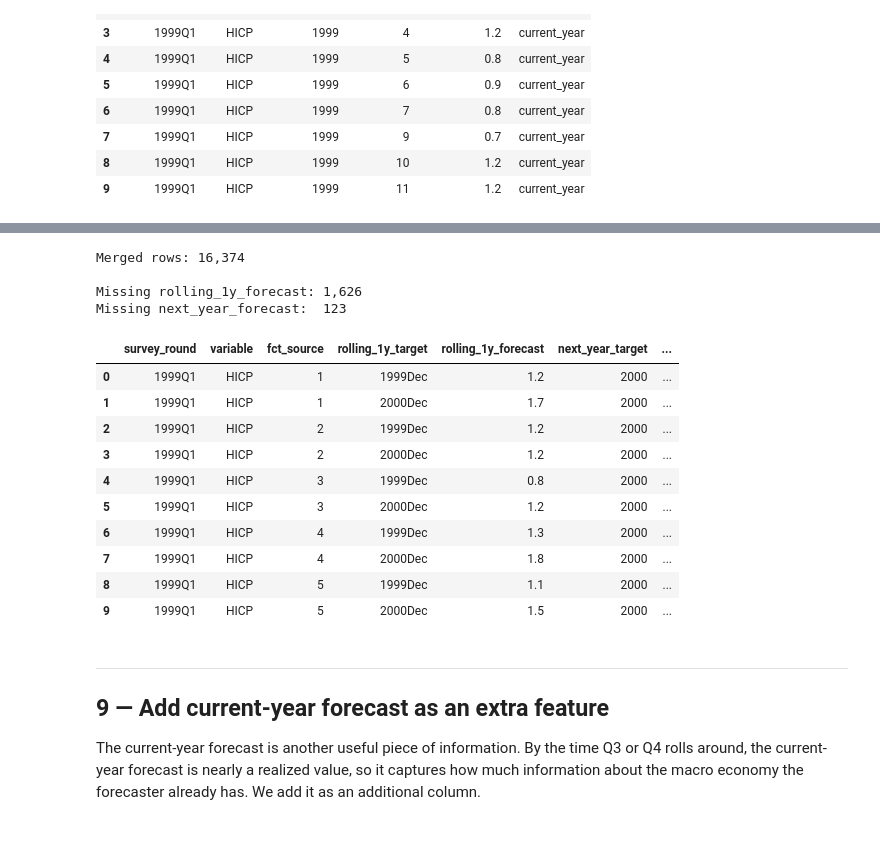
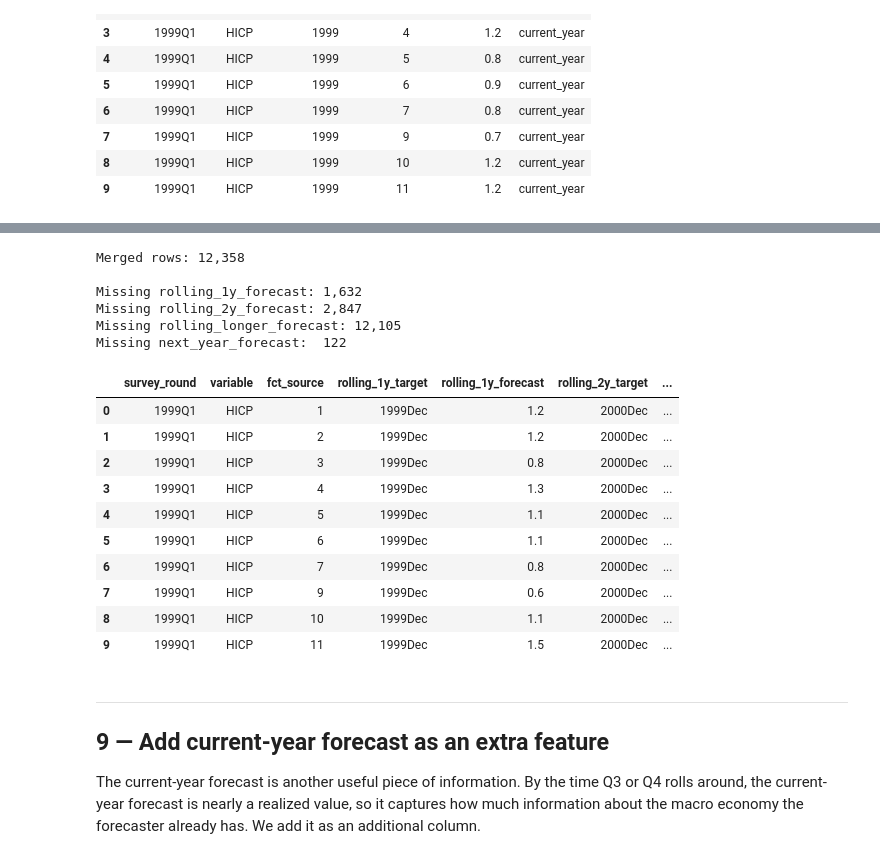
Before and after one commit to JulianReynolds/Data-Science-Assignment, a Jupyter notebook: step1_data_cleaning.ipynb, the cells around one changed output, grey strips where cells are left out. Saved outputs shown, nothing was run; the diff lists cells and outputs as text; code cells hidden in the pictures.

```diff
--- a/step1_data_cleaning.ipynb
+++ b/step1_data_cleaning.ipynb
@@ -485,34 +529,42 @@ Rolling 1y rows : 14,748
 Next year rows  : 12,236
 # %%
-# Merge the two horizon slices together
-# We use an outer merge so we keep forecasters who reported one but not the other
-merged = pd.merge(
-    rolling_1y,
-    next_year,
-    on=["survey_round", "variable", "fct_source"],
-    how="outer",
-)
+# Merge the horizon slices together.
+# We use outer merges so we keep forecasters who reported some horizons but not others.
+horizon_frames = [rolling_1y, rolling_2y, rolling_longer, next_year]
+merged = horizon_frames[0].copy()
+
+for frame in horizon_frames[1:]:
+    merged = pd.merge(
+        merged,
+        frame,
+        on=["survey_round", "variable", "fct_source"],
+        how="outer",
+    )
 
 print(f"Merged rows: {len(merged):,}")
 print(f"\nMissing rolling_1y_forecast: {merged['rolling_1y_forecast'].isna().sum():,}")
+print(f"Missing rolling_2y_forecast: {merged['rolling_2y_forecast'].isna().sum():,}")
+print(f"Missing rolling_longer_forecast: {merged['rolling_longer_forecast'].isna().sum():,}")
 print(f"Missing next_year_forecast:  {merged['next_year_forecast'].isna().sum():,}")
 merged.head(10)
 # %% [output]
-Merged rows: 16,374
+Merged rows: 12,358
 
-Missing rolling_1y_forecast: 1,626
-Missing next_year_forecast:  123
+Missing rolling_1y_forecast: 1,632
+Missing rolling_2y_forecast: 2,847
+Missing rolling_longer_forecast: 12,105
+Missing next_year_forecast:  122
-|  | survey_round | variable | fct_source | rolling_1y_target | rolling_1y_forecast | next_year_target | ... |
-| 0 | 1999Q1 | HICP | 1 | 1999Dec | 1.2 | 2000 | ... |
-| 1 | 1999Q1 | HICP | 1 | 2000Dec | 1.7 | 2000 | ... |
-| 2 | 1999Q1 | HICP | 2 | 1999Dec | 1.2 | 2000 | ... |
-| 3 | 1999Q1 | HICP | 2 | 2000Dec | 1.2 | 2000 | ... |
-| 4 | 1999Q1 | HICP | 3 | 1999Dec | 0.8 | 2000 | ... |
-| 5 | 1999Q1 | HICP | 3 | 2000Dec | 1.2 | 2000 | ... |
-| 6 | 1999Q1 | HICP | 4 | 1999Dec | 1.3 | 2000 | ... |
-| 7 | 1999Q1 | HICP | 4 | 2000Dec | 1.8 | 2000 | ... |
-| 8 | 1999Q1 | HICP | 5 | 1999Dec | 1.1 | 2000 | ... |
-| 9 | 1999Q1 | HICP | 5 | 2000Dec | 1.5 | 2000 | ... |
+|  | survey_round | variable | fct_source | rolling_1y_target | rolling_1y_forecast | rolling_2y_target | ... |
+| 0 | 1999Q1 | HICP | 1 | 1999Dec | 1.2 | 2000Dec | ... |
+| 1 | 1999Q1 | HICP | 2 | 1999Dec | 1.2 | 2000Dec | ... |
+| 2 | 1999Q1 | HICP | 3 | 1999Dec | 0.8 | 2000Dec | ... |
+| 3 | 1999Q1 | HICP | 4 | 1999Dec | 1.3 | 2000Dec | ... |
+| 4 | 1999Q1 | HICP | 5 | 1999Dec | 1.1 | 2000Dec | ... |
+| 5 | 1999Q1 | HICP | 6 | 1999Dec | 1.1 | 2000Dec | ... |
+| 6 | 1999Q1 | HICP | 7 | 1999Dec | 0.8 | 2000Dec | ... |
+| 7 | 1999Q1 | HICP | 9 | 1999Dec | 0.6 | 2000Dec | ... |
+| 8 | 1999Q1 | HICP | 10 | 1999Dec | 1.1 | 2000Dec | ... |
+| 9 | 1999Q1 | HICP | 11 | 1999Dec | 1.5 | 2000Dec | ... |
 # %% [markdown]
 ---
 ## 9 — Add current-year forecast as an extra feature
```
Also changed, not shown: parts of 17 cells of this notebook, 4 other files.
